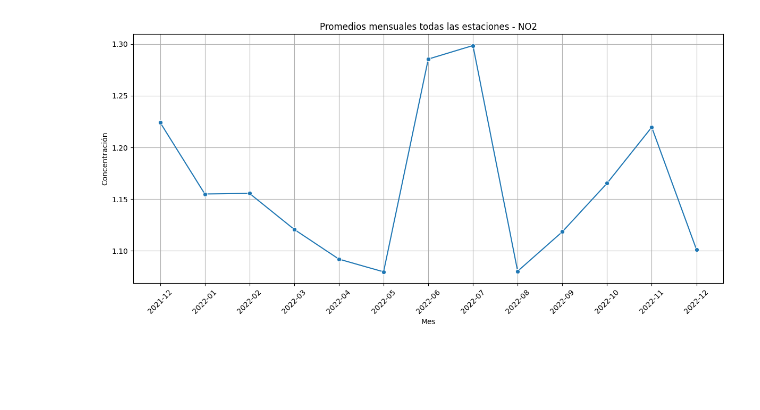
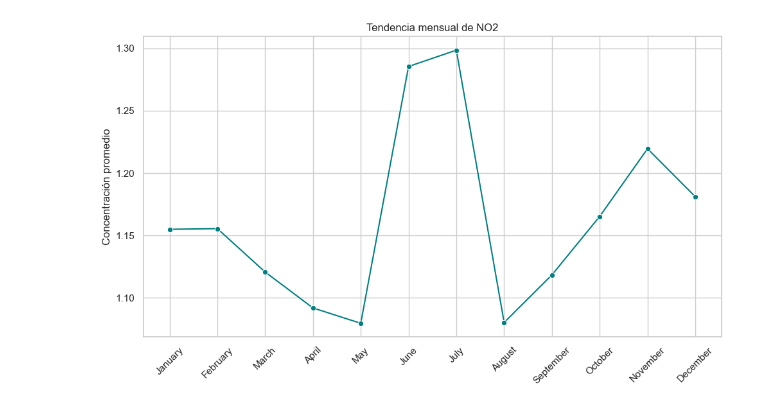
Before and after one commit to jerozapata/Respirando-Datos, a Jupyter notebook: datos_no2.ipynb, the cells around one changed output. Saved outputs shown, nothing was run; the diff lists cells and outputs as text; code cells hidden in the pictures; blank space fills up the shorter version.

Commit message:
datos de todas las particulas

```diff
--- a/datos_no2.ipynb
+++ b/datos_no2.ipynb
@@ -89,17 +29,35 @@ contaminante_unico = df['contaminante'].unique()[0] if not df['contaminante'].is
+# %%
+# ===========================
+# 3. Limpieza y fechas
+# ===========================
+# Convertir a datetime
+df_expandido['fecha'] = pd.to_datetime(df_expandido['fecha'], errors='coerce')
+df_expandido = df_expandido.dropna(subset=['fecha'])
+
+# Filtrar registros calibrados
+df_expandido = df_expandido[df_expandido['valor'] != -9999]
+
+# Convertir 'calidad' a numérico
+df_expandido['calidad'] = pd.to_numeric(df_expandido['calidad'], errors='coerce')
+df_expandido = df_expandido.dropna(subset=['calidad'])
+
+# Extraer mes y año
+df_expandido['mes'] = df_expandido['fecha'].dt.month
+df_expandido['anio'] = df_expandido['fecha'].dt.year
 # %%
-df['mes'] = df['fecha'].dt.to_period("M")
-promedios_mensuales = df.groupby('mes')['valor'].mean().reset_index()
-promedios_mensuales['mes'] = promedios_mensuales['mes'].astype(str)
+# ===========================
+# 4. Tendencia mensual
+# ===========================
+prom_mensual = df_expandido.groupby('mes')['calidad'].mean().reindex(range(1, 13))
+meses = [calendar.month_name[m] for m in prom_mensual.index]
 
-# Graficar
-plt.figure(figsize=(12,6))
-sns.lineplot(data=promedios_mensuales, x='mes', y='valor', marker='o')
-plt.title(f'Promedios mensuales todas las estaciones - {contaminante_unico.upper()}')
-plt.xlabel('Mes')
-plt.ylabel('Concentración')
+plt.figure()
+sns.lineplot(x=meses, y=prom_mensual.values, marker='o', color='teal')
+plt.title(f'Tendencia mensual de {parametro.upper()}')
+plt.ylabel('Concentración promedio')
 plt.xticks(rotation=45)
 plt.grid(True)
 plt.tight_layout()
 plt.show()
 # %% [output]
-[figure, old version]
+[figure, new version]
```
Also changed, not shown: parts of 31 cells of this notebook, 9 other files.
